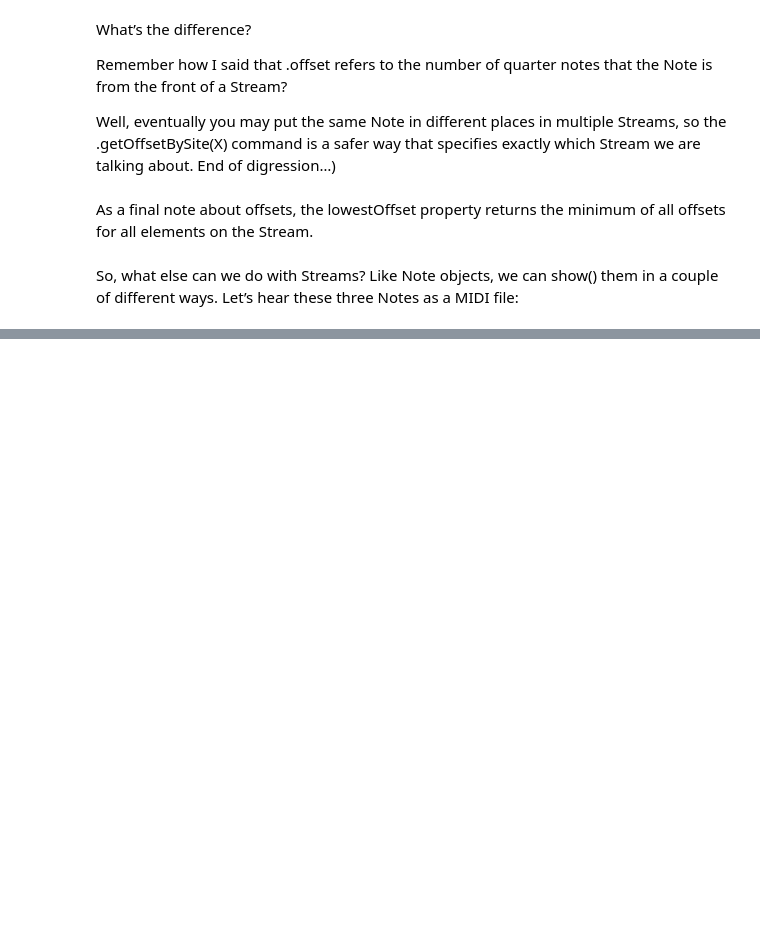
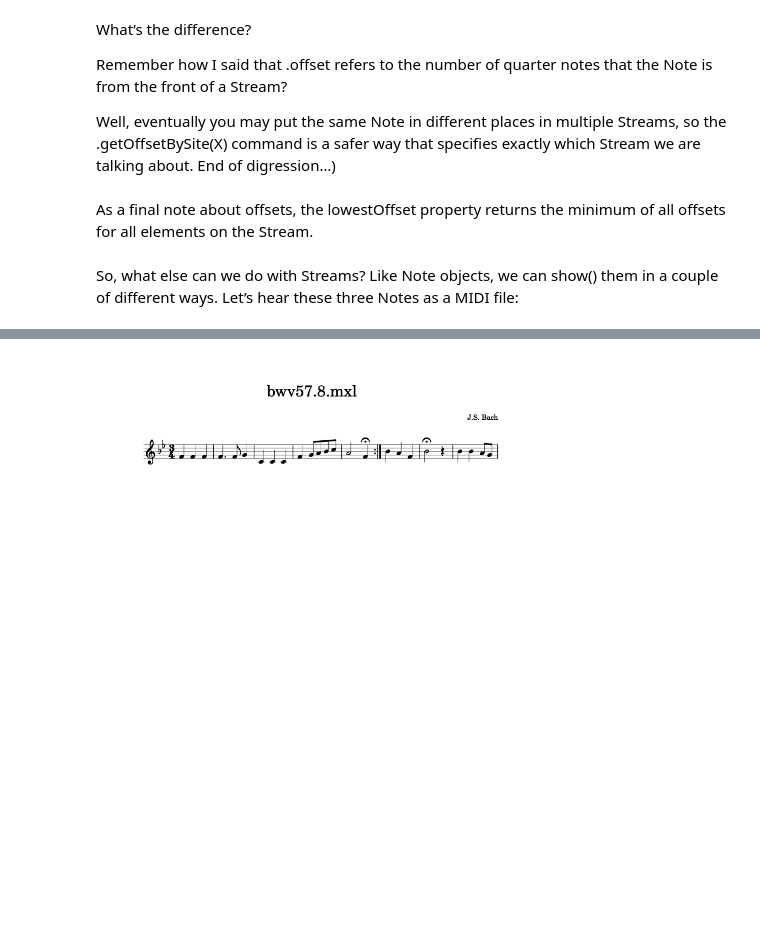
Before and after one commit to wdescamps/side_projects, a Jupyter notebook: Music&Humans/Music Exploration - 140723 - Messanges.ipynb, the cells around one changed output, grey strips where cells are left out. Saved outputs shown, nothing was run; the diff lists cells and outputs as text; code cells hidden in the pictures; blank space fills up the shorter version.

```diff
--- a/Music&Humans/Music Exploration - 140723 - Messanges.ipynb
+++ b/Music&Humans/Music Exploration - 140723 - Messanges.ipynb
@@ -769,0 +1055,2 @@ So, what else can we do with Streams? Like Note objects, we can show() them in a
+# %%
+sBach = corpus.parse('bach/bwv57.8')
@@ -769,0 +1107,6 @@ So, what else can we do with Streams? Like Note objects, we can show() them in a
+# %%
+alto = sBach.parts[1]  # parts count from zero, so soprano is 0 and alto is 1
+excerpt = alto.measures(1,8)
+excerpt.show()
+# %% [output]
+[figure, added]
```
Also changed, not shown: parts of 231 cells of this notebook, 4 other files.
